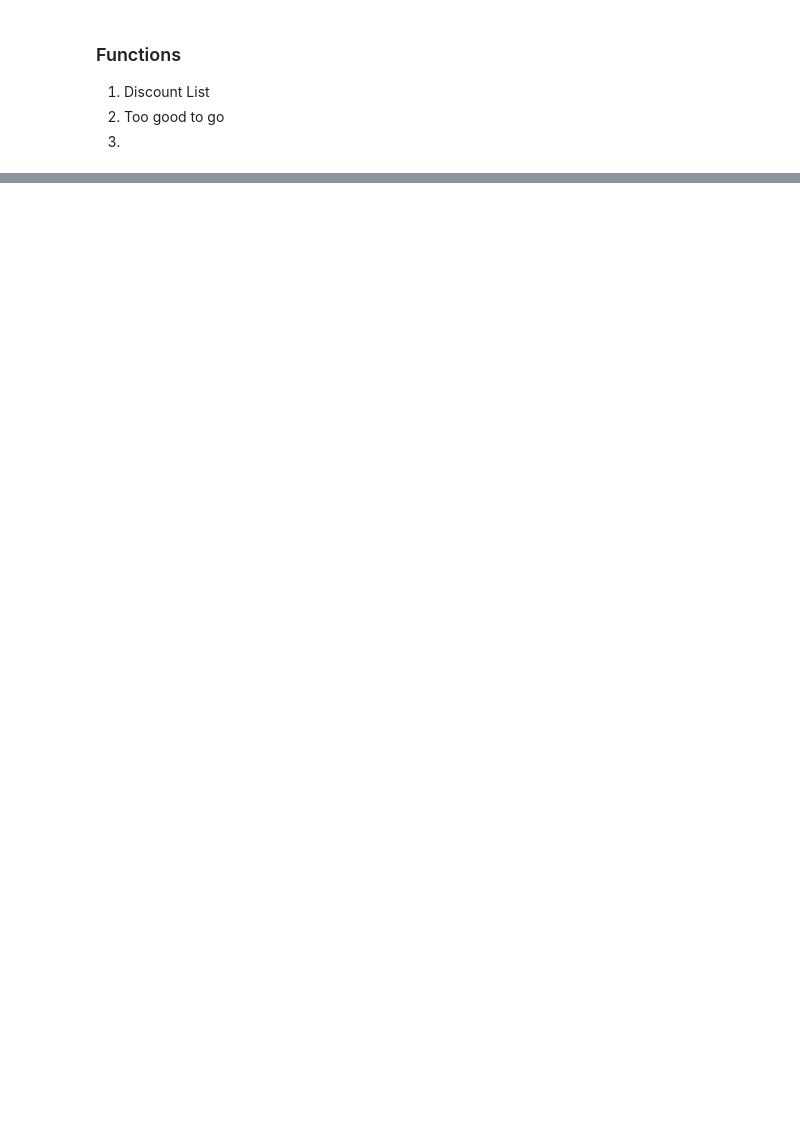
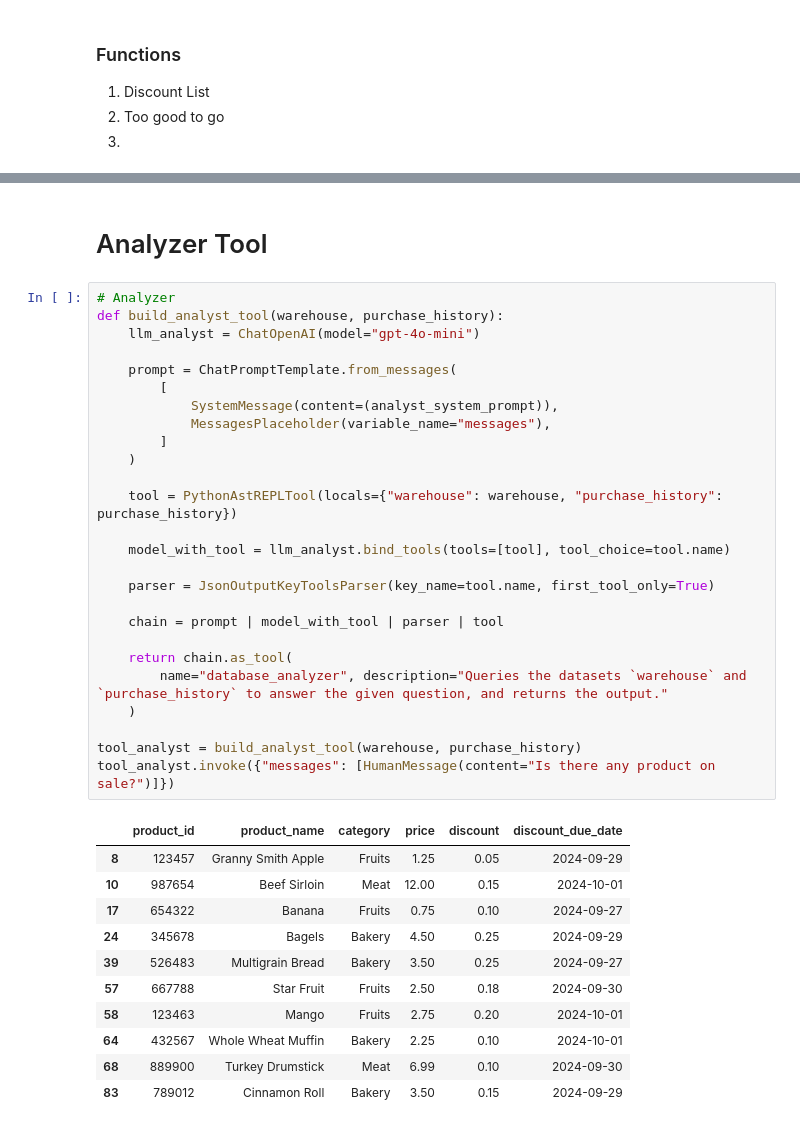
Before and after one commit to Jakhongir0103/aipm, a Jupyter notebook: experiment.ipynb, the cells around one changed output, grey strips where cells are left out. Cells and saved outputs as stored; diff of their text form; blank space fills up the shorter version.

```diff
--- a/experiment.ipynb
+++ b/experiment.ipynb
@@ -26,0 +78,40 @@ purchase_history.sample(5)
+# %% [markdown]
+# Analyzer Tool
+# %%
+# Analyzer
+def build_analyst_tool(warehouse, purchase_history):
+    llm_analyst = ChatOpenAI(model="gpt-4o-mini")
+
+    prompt = ChatPromptTemplate.from_messages(
+        [
+            SystemMessage(content=(analyst_system_prompt)),
+            MessagesPlaceholder(variable_name="messages"),
+        ]
+    )
+
+    tool = PythonAstREPLTool(locals={"warehouse": warehouse, "purchase_history": purchase_history})
+
+    model_with_tool = llm_analyst.bind_tools(tools=[tool], tool_choice=tool.name)
+
+    parser = JsonOutputKeyToolsParser(key_name=tool.name, first_tool_only=True)
+
+    chain = prompt | model_with_tool | parser | tool
+
+    return chain.as_tool(
+        name="database_analyzer", description="Queries the datasets `warehouse` and `purchase_history` to answer the given question, and returns the output."
+    )
+
+tool_analyst = build_analyst_tool(warehouse, purchase_history)
+tool_analyst.invoke({"messages": [HumanMessage(content="Is there any product on sale?")]})
+# %% [output]
+|  | product_id | product_name | category | price | discount | discount_due_date |
+| 8 | 123457 | Granny Smith Apple | Fruits | 1.25 | 0.05 | 2024-09-29 |
+| 10 | 987654 | Beef Sirloin | Meat | 12.00 | 0.15 | 2024-10-01 |
+| 17 | 654322 | Banana | Fruits | 0.75 | 0.10 | 2024-09-27 |
+| 24 | 345678 | Bagels | Bakery | 4.50 | 0.25 | 2024-09-29 |
+| 39 | 526483 | Multigrain Bread | Bakery | 3.50 | 0.25 | 2024-09-27 |
+| 57 | 667788 | Star Fruit | Fruits | 2.50 | 0.18 | 2024-09-30 |
+| 58 | 123463 | Mango | Fruits | 2.75 | 0.20 | 2024-10-01 |
+| 64 | 432567 | Whole Wheat Muffin | Bakery | 2.25 | 0.10 | 2024-10-01 |
+| 68 | 889900 | Turkey Drumstick | Meat | 6.99 | 0.10 | 2024-09-30 |
+| 83 | 789012 | Cinnamon Roll | Bakery | 3.50 | 0.15 | 2024-09-29 |
```
Also changed, not shown: parts of 20 cells of this notebook, 1 other file.
